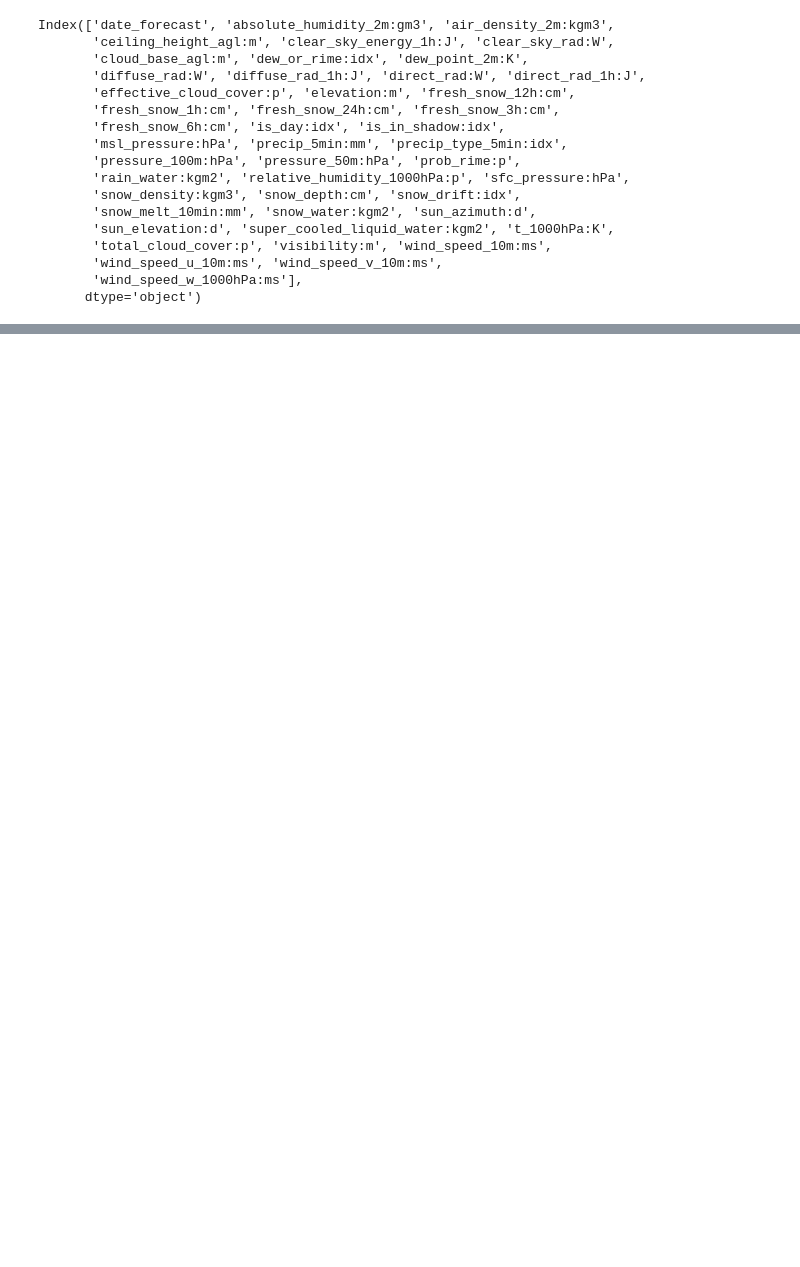
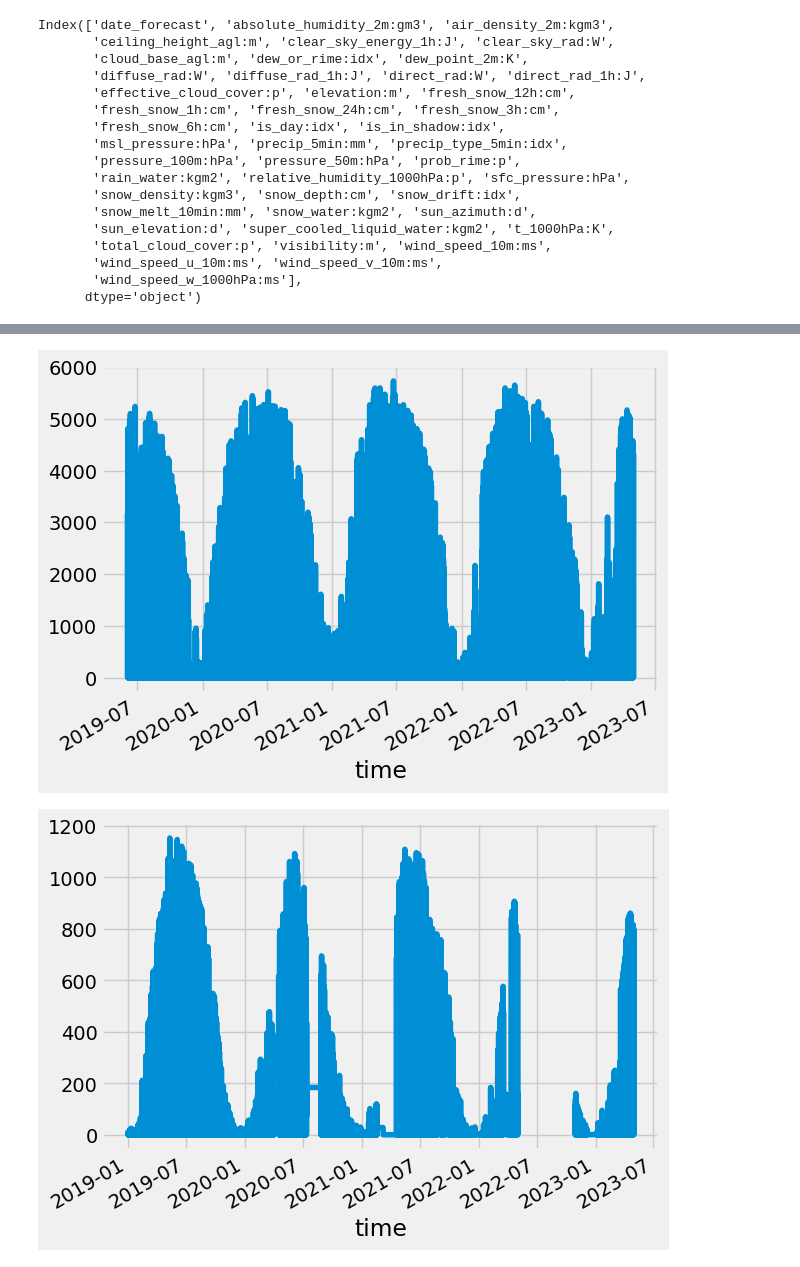
Before and after one commit to simenstang/TDT4173, a Jupyter notebook: data/notebooks_trials/eda/eda_2.ipynb, the cells around one changed output, grey strips where cells are left out. Cells and saved outputs as stored; diff of their text form; code cells hidden in the pictures; blank space fills up the shorter version.

```diff
--- a/data/notebooks_trials/eda/eda_2.ipynb
+++ b/data/notebooks_trials/eda/eda_2.ipynb
@@ -47,0 +116,14 @@ Index(['date_forecast', 'absolute_humidity_2m:gm3', 'air_density_2m:kgm3',
+# %%
+train_a.set_index('time', inplace=True)
+train_b.set_index('time', inplace=True)
+train_c.set_index('time', inplace=True)
+# %%
+train_a['pv_measurement'].plot()
+plt.show()
+train_b['pv_measurement'].plot()
+plt.show()
+train_c['pv_measurement'].plot()
+plt.show()
+# %% [output]
+[figure, added]
+[figure, added]
```
Also changed, not shown: parts of 10 cells of this notebook, 21 other files.
